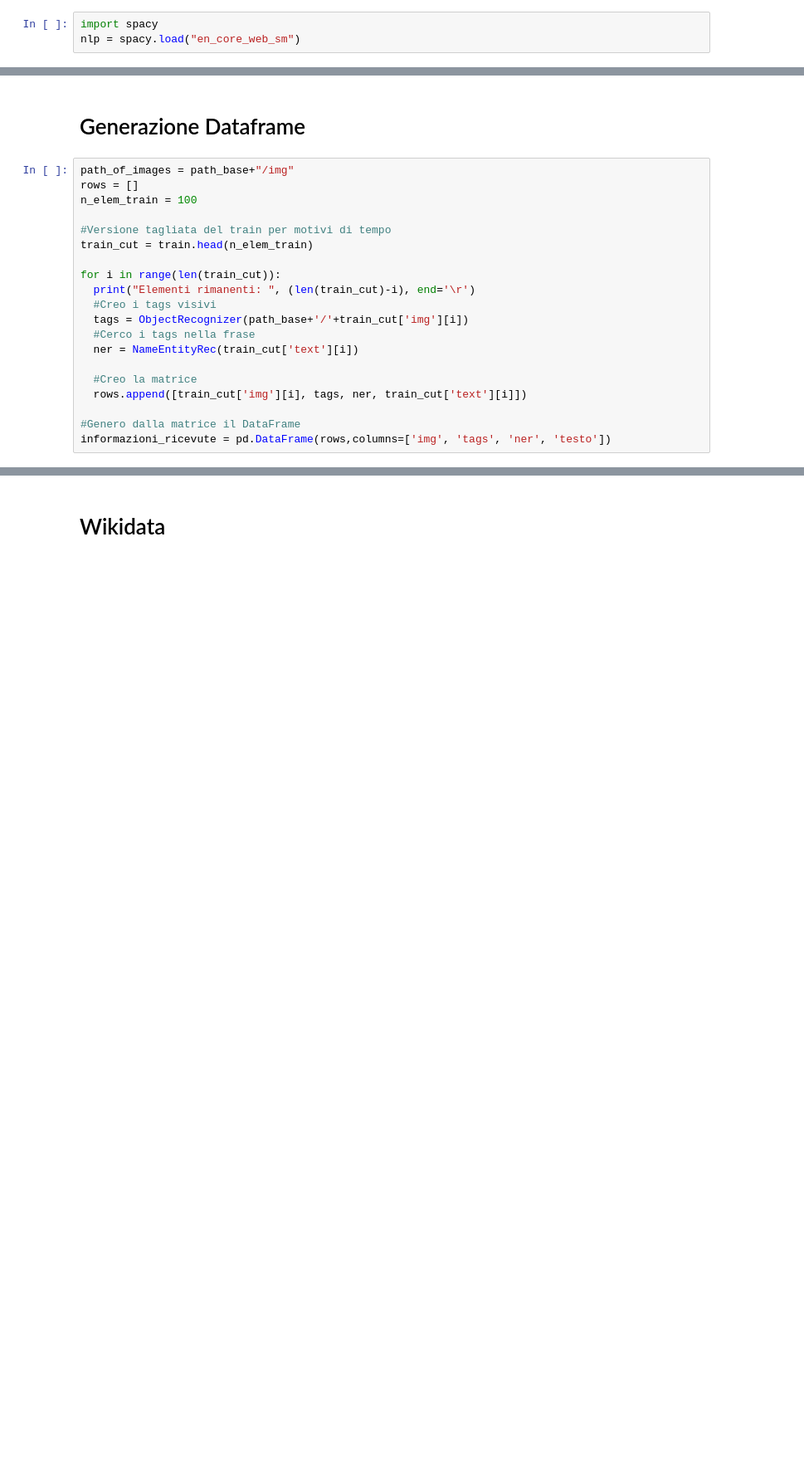
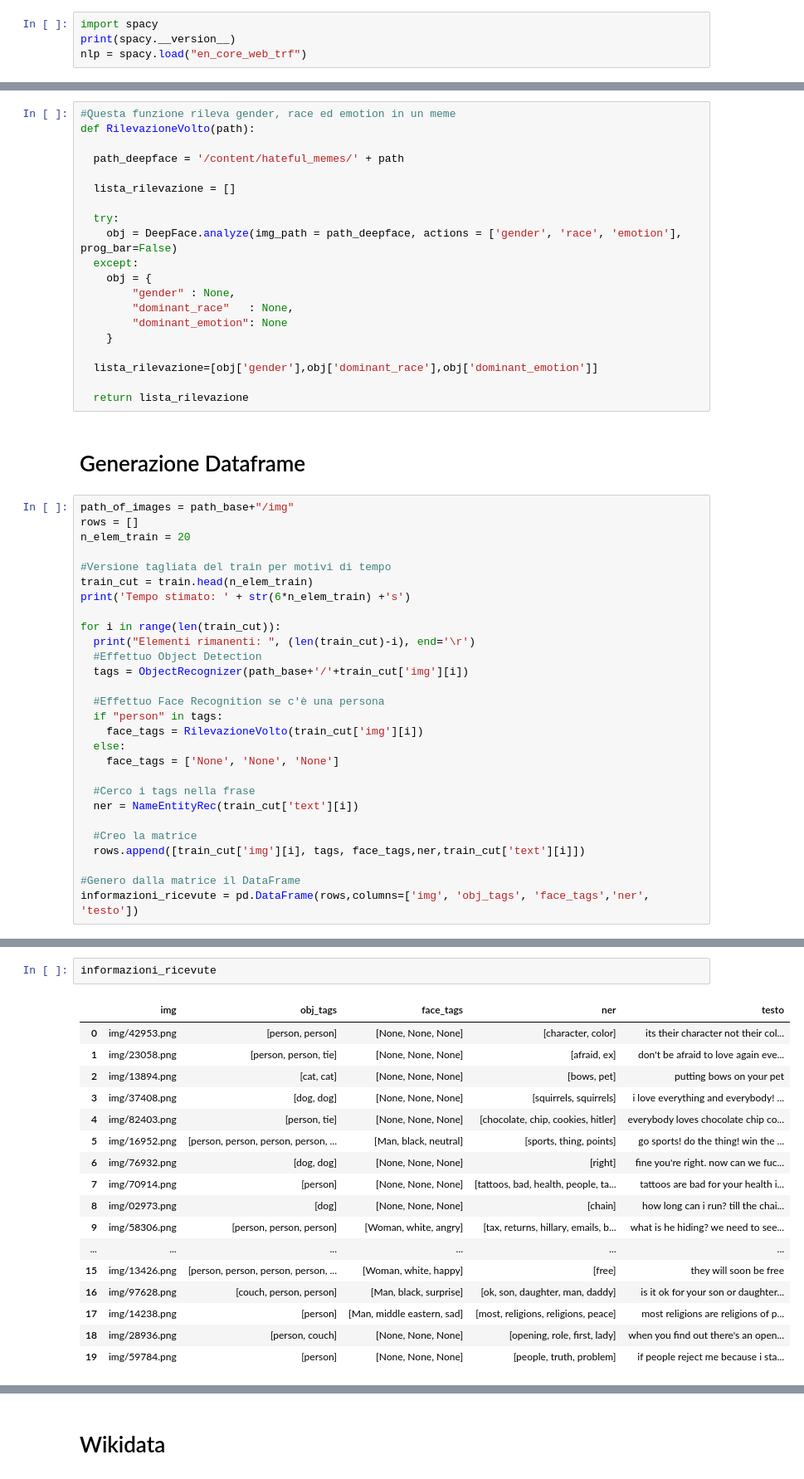
Before and after one commit to umbylyno/KERMIT, a Jupyter notebook: Meme_recognition.ipynb, the cells around one changed output, grey strips where cells are left out. Shown: that part at 83% size. Cells and saved outputs as stored; diff of their text form; blank space fills up the shorter version.

```diff
--- a/Meme_recognition.ipynb
+++ b/Meme_recognition.ipynb
@@ -40,3 +61,4 @@ def VisualizeImage(path):
 # %%
 import spacy
-nlp = spacy.load("en_core_web_sm")
+print(spacy.__version__)
+nlp = spacy.load("en_core_web_trf")
@@ -132,22 +231,50 @@ def ObjectRecognizer(path_img):
+# %%
+#Questa funzione rileva gender, race ed emotion in un meme
+def RilevazioneVolto(path):
+
+  path_deepface = '/content/hateful_memes/' + path
+
+  lista_rilevazione = []
+
+  try:
+    obj = DeepFace.analyze(img_path = path_deepface, actions = ['gender', 'race', 'emotion'], prog_bar=False)
+  except:
+    obj = {
+        "gender" : None,
+        "dominant_race"   : None,
+        "dominant_emotion": None
+    }
+
+  lista_rilevazione=[obj['gender'],obj['dominant_race'],obj['dominant_emotion']]
+
+  return lista_rilevazione
 # %% [markdown]
 # Generazione Dataframe
 # %%
 path_of_images = path_base+"/img"
 rows = []
-n_elem_train = 100
+n_elem_train = 20
 
 #Versione tagliata del train per motivi di tempo
 train_cut = train.head(n_elem_train)
+print('Tempo stimato: ' + str(6*n_elem_train) +'s')
 
 for i in range(len(train_cut)):
   print("Elementi rimanenti: ", (len(train_cut)-i), end='\r')
-  #Creo i tags visivi
+  #Effettuo Object Detection
   tags = ObjectRecognizer(path_base+'/'+train_cut['img'][i])
+
+  #Effettuo Face Recognition se c'è una persona
+  if "person" in tags:
+    face_tags = RilevazioneVolto(train_cut['img'][i])
+  else:
+    face_tags = ['None', 'None', 'None']
+
   #Cerco i tags nella frase
   ner = NameEntityRec(train_cut['text'][i])
 
   #Creo la matrice
-  rows.append([train_cut['img'][i], tags, ner, train_cut['text'][i]])
+  rows.append([train_cut['img'][i], tags, face_tags,ner,train_cut['text'][i]])
 
 #Genero dalla matrice il DataFrame
-informazioni_ricevute = pd.DataFrame(rows,columns=['img', 'tags', 'ner', 'testo'])
+informazioni_ricevute = pd.DataFrame(rows,columns=['img', 'obj_tags', 'face_tags','ner', 'testo'])
@@ -176,2 +284,22 @@ with pd.option_context('display.max_rows', None, 'display.max_columns', None):
+# %%
+informazioni_ricevute
+# %% [output]
+|  | img | obj_tags | face_tags | ner | testo |
+| 0 | img/42953.png | [person, person] | [None, None, None] | [character, color] | its their character not their col... |
+| 1 | img/23058.png | [person, person, tie] | [None, None, None] | [afraid, ex] | don't be afraid to love again eve... |
+| 2 | img/13894.png | [cat, cat] | [None, None, None] | [bows, pet] | putting bows on your pet |
+| 3 | img/37408.png | [dog, dog] | [None, None, None] | [squirrels, squirrels] | i love everything and everybody! ... |
+| 4 | img/82403.png | [person, tie] | [None, None, None] | [chocolate, chip, cookies, hitler] | everybody loves chocolate chip co... |
+| 5 | img/16952.png | [person, person, person, person, ... | [Man, black, neutral] | [sports, thing, points] | go sports! do the thing! win the ... |
+| 6 | img/76932.png | [dog, dog] | [None, None, None] | [right] | fine you're right. now can we fuc... |
+| 7 | img/70914.png | [person] | [None, None, None] | [tattoos, bad, health, people, ta... | tattoos are bad for your health i... |
+| 8 | img/02973.png | [dog] | [None, None, None] | [chain] | how long can i run? till the chai... |
+| 9 | img/58306.png | [person, person, person] | [Woman, white, angry] | [tax, returns, hillary, emails, b... | what is he hiding? we need to see... |
+| ... | ... | ... | ... | ... | ... |
+| 15 | img/13426.png | [person, person, person, person, ... | [Woman, white, happy] | [free] | they will soon be free |
+| 16 | img/97628.png | [couch, person, person] | [Man, black, surprise] | [ok, son, daughter, man, daddy] | is it ok for your son or daughter... |
+| 17 | img/14238.png | [person] | [Man, middle eastern, sad] | [most, religions, religions, peace] | most religions are religions of p... |
+| 18 | img/28936.png | [person, couch] | [None, None, None] | [opening, role, first, lady] | when you find out there's an open... |
+| 19 | img/59784.png | [person] | [None, None, None] | [people, truth, problem] | if people reject me because i sta... |
 # %%
 #Visualizzo il meme
```
Also changed, not shown: parts of 78 cells of this notebook.
